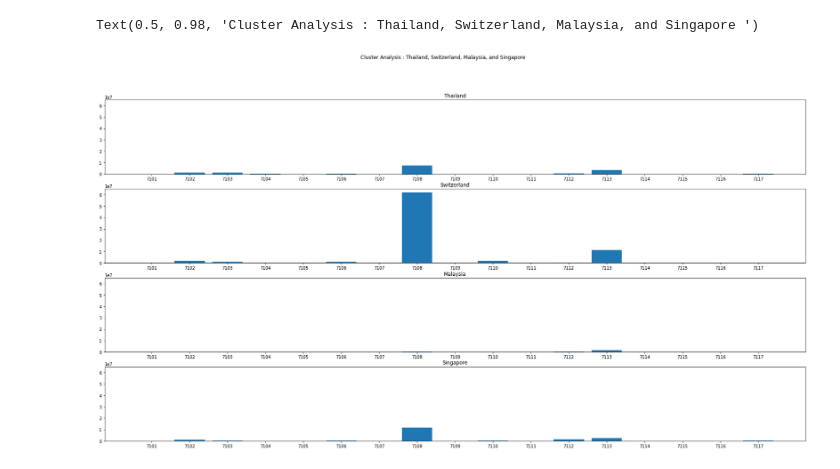
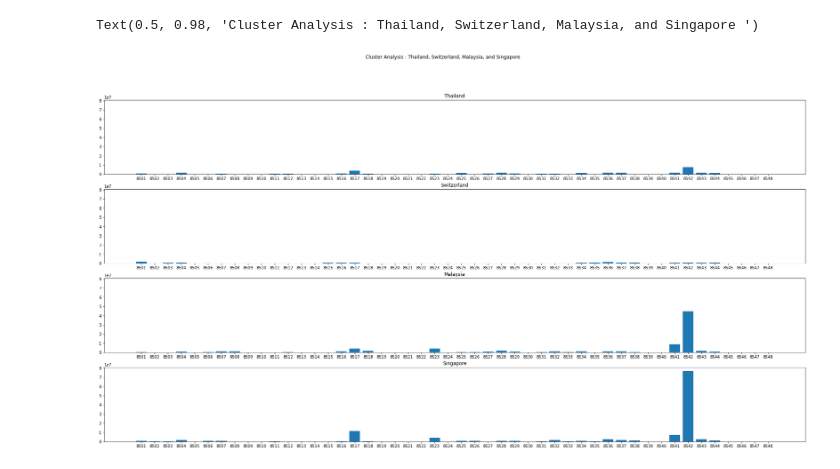
Before and after one commit to arc6828/ExportAnalysis, a Jupyter notebook: MyProfile.ipynb, the cells around one changed output. Saved outputs shown, nothing was run; the diff lists cells and outputs as text; code cells hidden in the pictures.

```diff
--- a/MyProfile.ipynb
+++ b/MyProfile.ipynb
@@ -13,33 +13,33 @@ X2_new = X2_new.set_index(['exporter'])
 Thailand = json.loads(X2_new.loc['Thailand'].to_json())
 list(Thailand.keys())
 hs2_list = np.array(list(map(lambda x: x[0]+x[1], list(Thailand.keys()))))
-ft = (hs2_list == "71")
+ft = (hs2_list == "85")
 
-fig, axs = plt.subplots(4, 1, figsize=(30, 15), sharey=True)
+fig, axs = plt.subplots(4, 1, figsize=(32, 16), sharey=True)
 #THAILAND
 Thailand = json.loads(X2_new.loc['Thailand'].to_json())
 axs[0].set_title('Thailand')
 axs[0].bar(np.array(list(Thailand.keys()))[ft], np.array(list(Thailand.values()))[ft] )
 
 
 #Switzerland
 Switzerland = json.loads(X2_new.loc['Switzerland'].to_json())
 axs[1].set_title('Switzerland')
 axs[1].bar(np.array(list(Switzerland.keys()))[ft], np.array(list(Switzerland.values()))[ft] )
 
 
 #Malaysia
 Malaysia = json.loads(X2_new.loc['Malaysia'].to_json())
 axs[2].set_title('Malaysia')
 axs[2].bar(np.array(list(Malaysia.keys()))[ft], np.array(list(Malaysia.values()))[ft] )
 
 
 #Singapore
 Singapore = json.loads(X2_new.loc['Singapore'].to_json())
 axs[3].set_title('Singapore')
 axs[3].bar(np.array(list(Singapore.keys()))[ft], np.array( list(Singapore.values()))[ft] )
 
 fig.suptitle('Cluster Analysis : Thailand, Switzerland, Malaysia, and Singapore ')
 # %% [output]
 Text(0.5, 0.98, 'Cluster Analysis : Thailand, Switzerland, Malaysia, and Singapore ')
-[figure, old version]
+[figure, new version]
```
